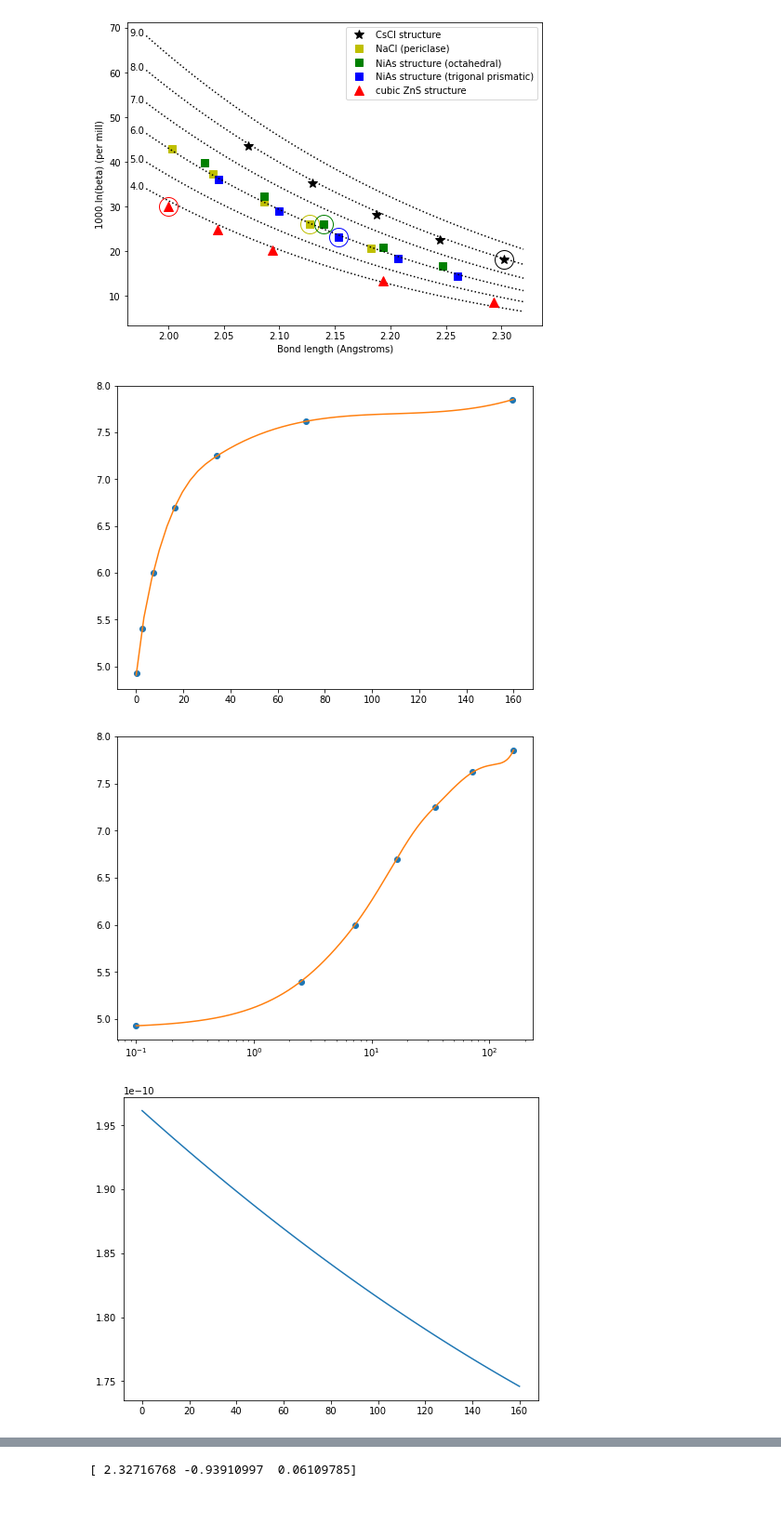
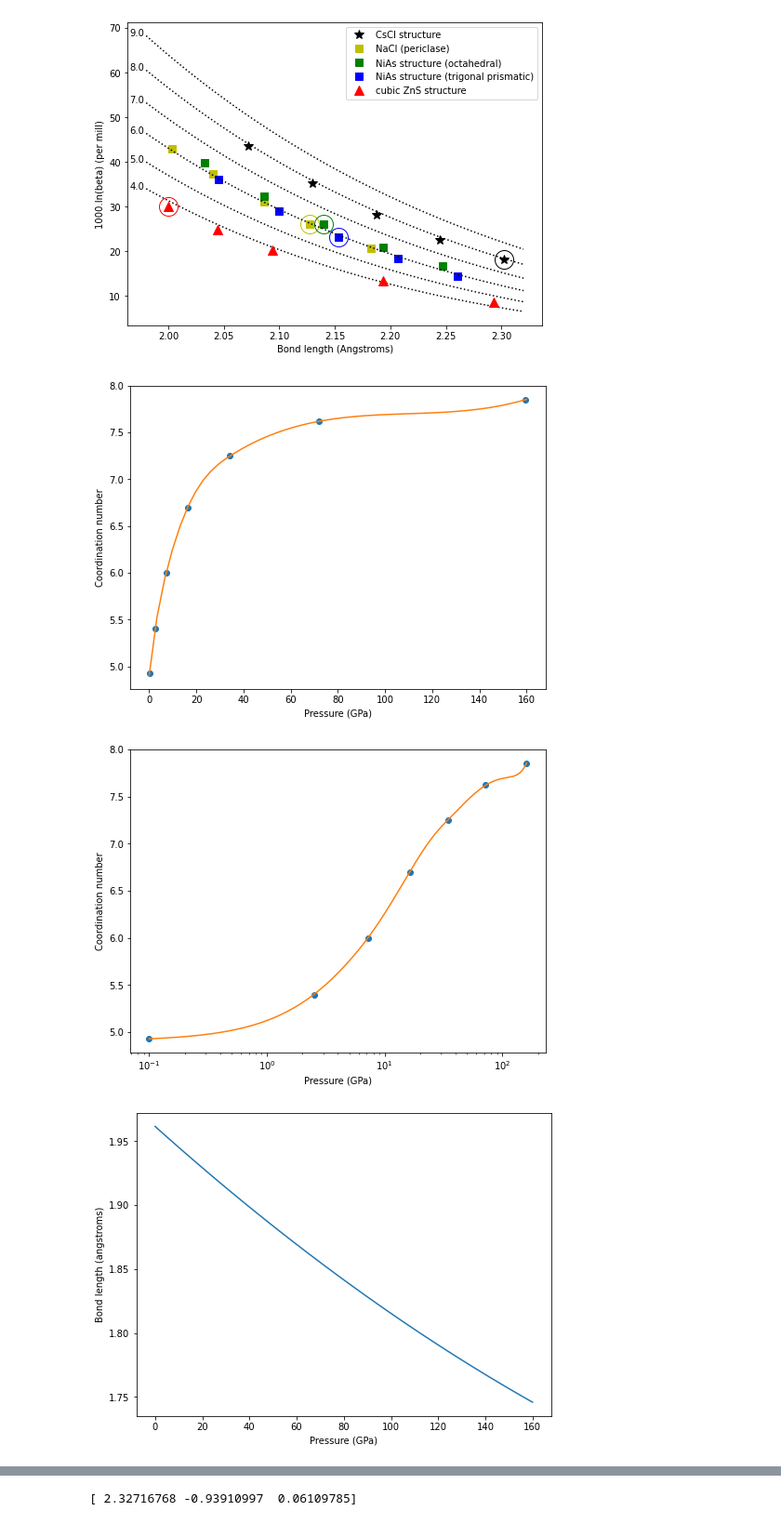
Before and after one commit to andreww/isofrac, a Jupyter notebook: potential_figure.ipynb, the cells around one changed output, grey strips where cells are left out. Shown at 93% size. Cells and saved outputs as stored; diff of their text form; code cells hidden in the pictures.

Commit message:
Update figures

```diff
--- a/potential_figure.ipynb
+++ b/potential_figure.ipynb
@@ -482,27 +482,33 @@ fig, ax = plt.subplots(figsize=(8,6))
 ax.plot(melt_pressure, melt_coord, 'o')
 ps = np.linspace(0.0, 160.0)
 ax.plot(ps, coord_spline(ps))
+ax.set_xlabel('Pressure (GPa)')
+ax.set_ylabel('Coordination number')
 plt.show()
 # %% [output]
-[figure, old version]
+[figure, new version]
 # %%
 fig, ax = plt.subplots(figsize=(8,6))
 ax.semilogx(melt_pressure, melt_coord, 'o')
 ps = np.linspace(0.1, 160, 10000)
 ax.semilogx(ps, coord_spline(ps))
+ax.set_xlabel('Pressure (GPa)')
+ax.set_ylabel('Coordination number')
 plt.show()
 # %% [output]
-[figure, old version]
+[figure, new version]
 # %%
 melt_poly_coef = [1.9613, -0.00165, 0.0000019]
 melt_rs_model = ionic_model.melt_bond_length(melt_pressure, melt_poly_coef)
 # %%
 fig, ax = plt.subplots(figsize=(8,6))
 ps = np.linspace(0.0, 160.0)
-ax.plot(ps, ionic_model.melt_bond_length(ps, melt_poly_coef))
+ax.plot(ps, ionic_model.melt_bond_length(ps, melt_poly_coef)*1E10)
+ax.set_xlabel('Pressure (GPa)')
+ax.set_ylabel('Bond length (angstroms)')
 plt.show()
 # %% [output]
-[figure, old version]
+[figure, new version]
 # %%
 # Melting point beta
 r_melt = ionic_model.melt_bond_length(0.0, melt_poly_coef)
```
Also changed, not shown: parts of 3 cells of this notebook.
